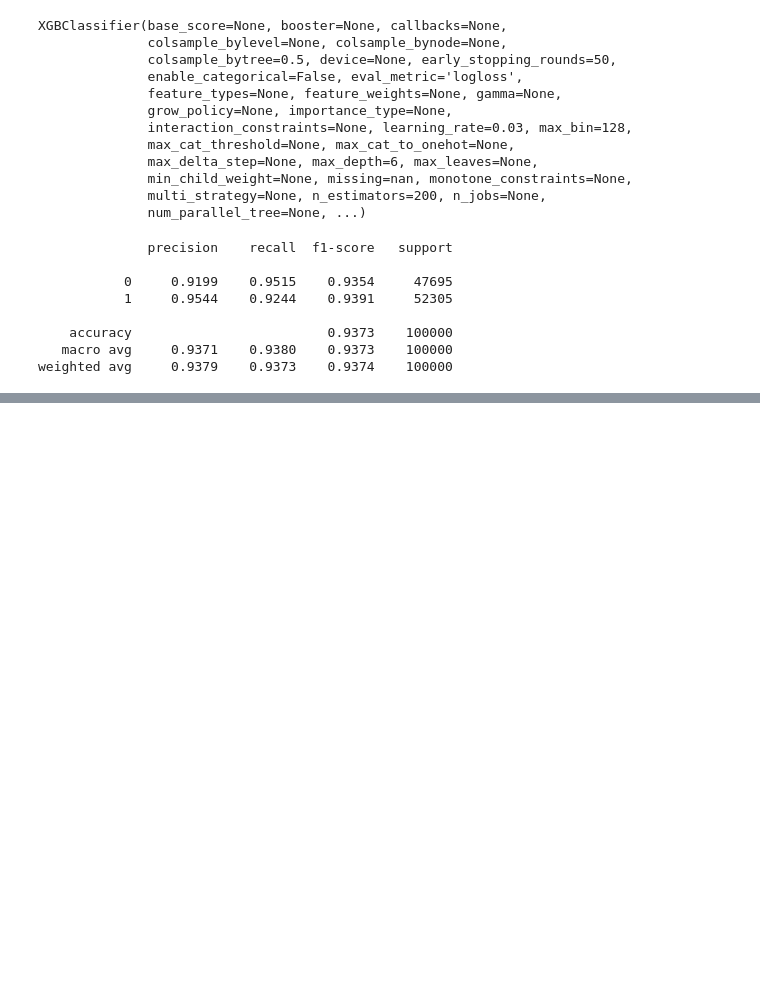
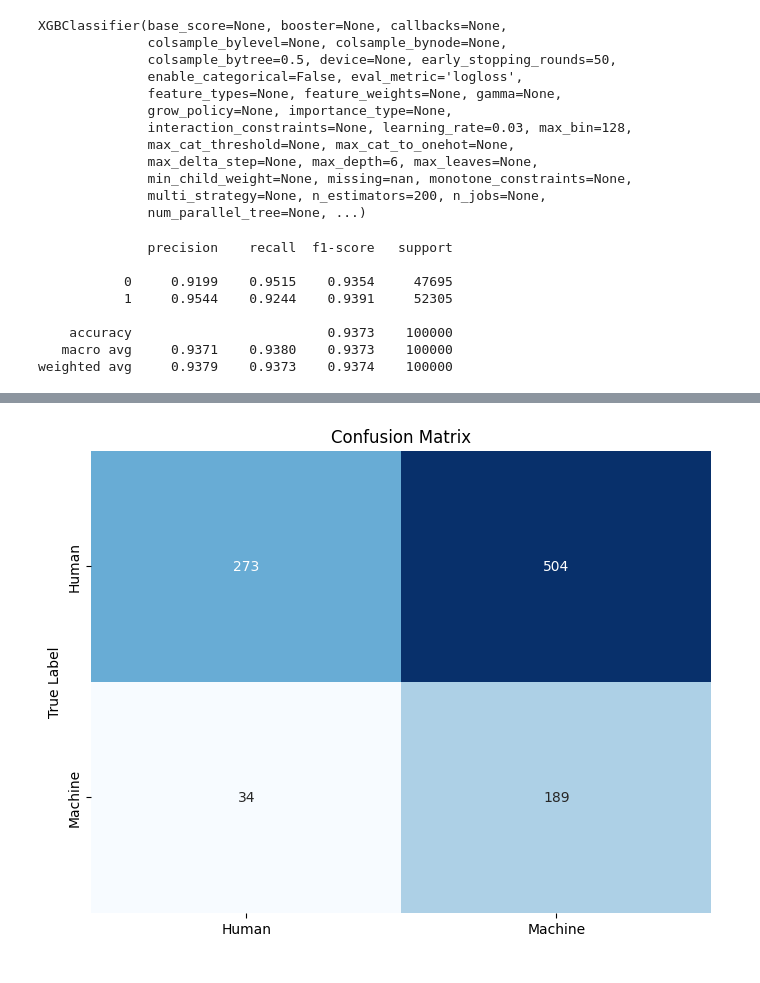
Before and after one commit to azhermurad/semEval_2026, a Jupyter notebook: task_a/semeval-2026-task13-a-machine-learning-models.ipynb, the cells around one changed output, grey strips where cells are left out. Saved outputs shown, nothing was run; the diff lists cells and outputs as text; code cells hidden in the pictures; blank space fills up the shorter version.

```diff
--- a/task_a/semeval-2026-task13-a-machine-learning-models.ipynb
+++ b/task_a/semeval-2026-task13-a-machine-learning-models.ipynb
@@ -577,0 +627,18 @@ Training Random Forest...
+# %%
+#  i want to show it using giraphical representation  give name to lable  "human": 0, "machine": 1
+import matplotlib.pyplot as plt
+import seaborn as sns
+plt.figure(figsize=(8, 6))
+sns.heatmap(cm, annot=True, fmt='d', cmap='Blues', cbar=False,
+            xticklabels=['Human', 'Machine'],
+            yticklabels=['Human', 'Machine'])
+plt.xlabel(' ')
+plt.ylabel('True Label')
+plt.title('Confusion Matrix')
+# Save figure as PDF
+plt.savefig("plots/confusion_matrix_svm_human_vs_machine.pdf", bbox_inches="tight")
+plt.show()
+
+#  save this graphical representation as png file
+# %% [output]
+[figure, added]
```
Also changed, not shown: parts of 7 cells of this notebook, 5 other files.
